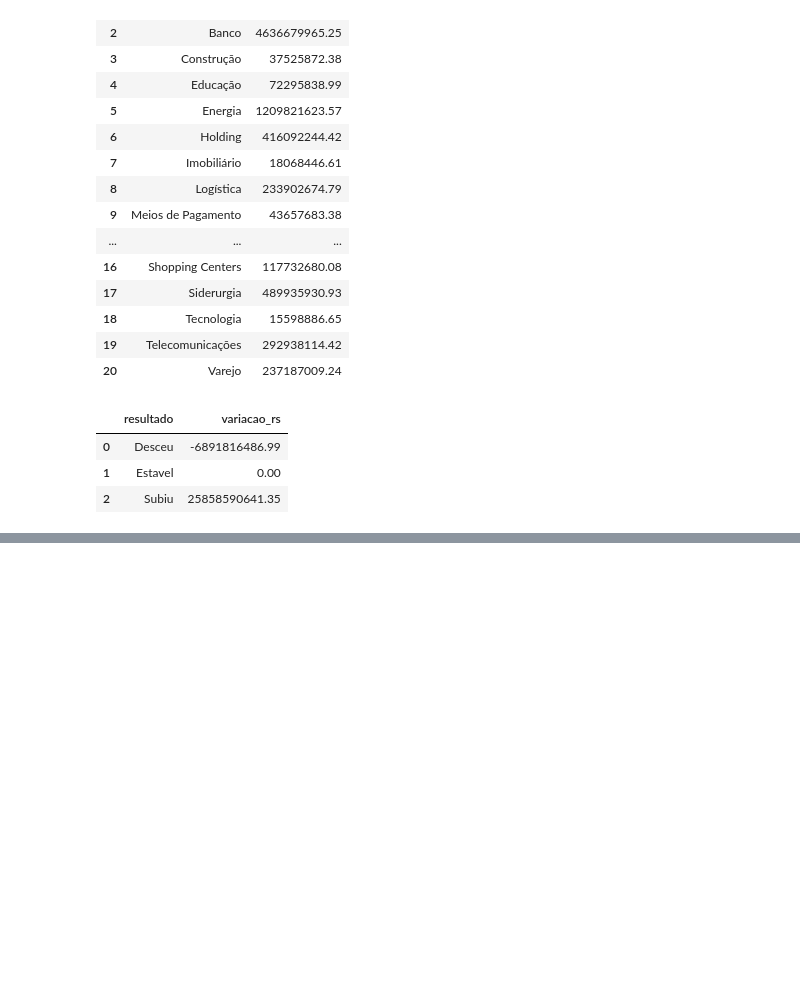
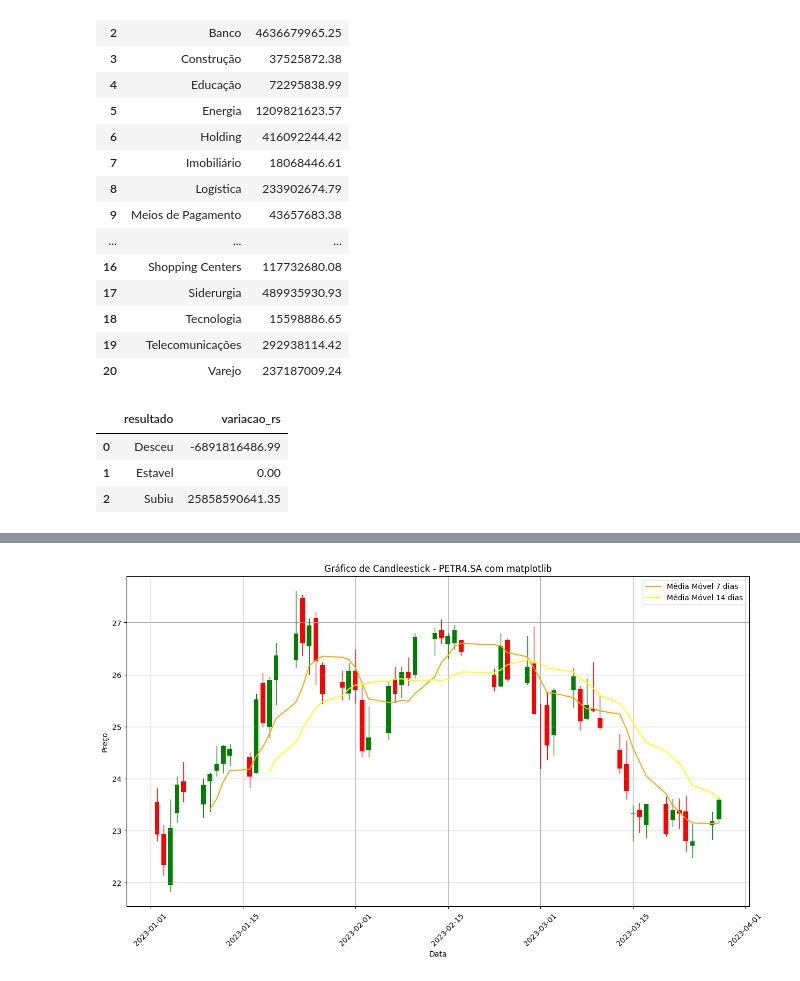
Before and after one commit to Liaelis/imersao_python, a Jupyter notebook: Imersão_Python_Aulas.ipynb, the cells around one changed output, grey strips where cells are left out. Drawn from its saved outputs; the diff is of its cells as text; code cells hidden in the pictures; blank space fills up the shorter version.

```diff
--- a/Imersão_Python_Aulas.ipynb
+++ b/Imersão_Python_Aulas.ipynb
@@ -339,0 +449,40 @@ fig.show()
+# %%
+from pathlib import WindowsPath
+fig, ax = plt.subplots(figsize=(15,8))
+width = 0.7
+for i in range(len(df)):
+  if df['Fechamento'].iloc[i] > df['Abertura'].iloc[i]:
+    color = 'green'
+  else:
+    color = 'red'
+
+
+  ax.plot([df['Data'].iloc[i], df['Data'].iloc[i]],
+          [df['Minimo'].iloc[i], df['Maximo'].iloc[i]],
+          color=color, linewidth=1)
+  ax.add_patch(plt.Rectangle((df['Data'].iloc[i] - width/2, min (df['Abertura'].iloc[i], df['Fechamento'].iloc[i])),
+                             width,
+                             abs(df['Fechamento'].iloc[i] - df['Abertura'].iloc[i]),
+                             facecolor = color))
+
+df['MA7']= df['Fechamento'].rolling(window=7).mean()
+df['MA14'] = df['Fechamento'].rolling(window=14).mean()
+
+ax.plot(df['Data'], df['MA7'], color='orange', label = 'Média Móvel 7 dias')
+ax.plot(df['Data'], df['MA14'], color='yellow', label = 'Média Móvel 14 dias')
+ax.legend()
+
+
+ax.xaxis_date()
+ax.xaxis.set_major_formatter(mdates.DateFormatter('%Y-%m-%d'))
+plt.xticks(rotation=45)
+
+plt.title('Gráfico de Candleestick - PETR4.SA com matplotlib')
+plt.xlabel('Data')
+plt.ylabel('Preço')
+
+plt.grid(True)
+
+plt.show()
+# %% [output]
+[figure, added]
```
Also changed, not shown: parts of 19 cells of this notebook.
